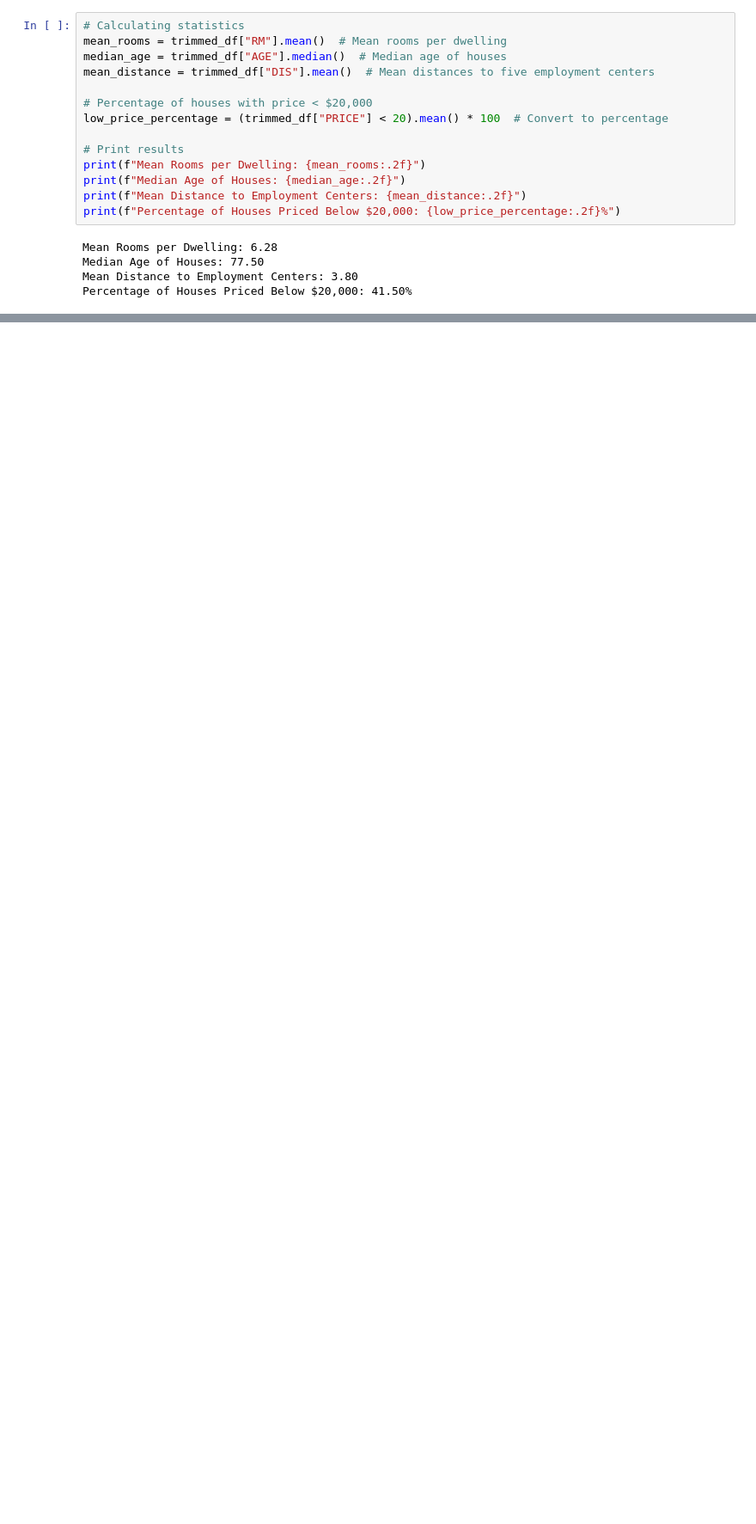
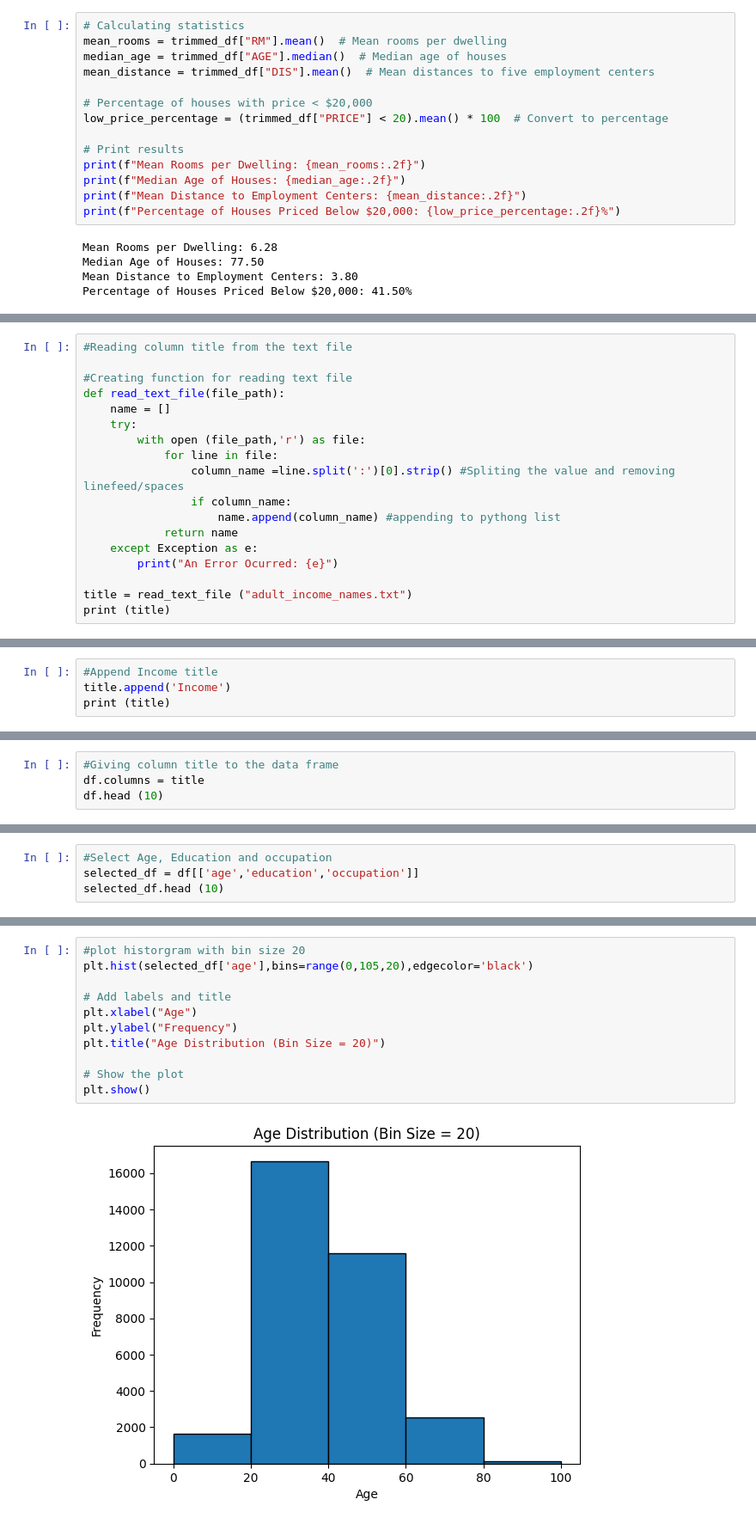
Before and after one commit to surenther/Data-Wrangling, a Jupyter notebook: Week 3-4/Surenther_DSC540_Week3.ipynb, the cells around one changed output, grey strips where cells are left out. Shown at 86% size. Drawn from its saved outputs; the diff is of its cells as text; blank space fills up the shorter version.

```diff
--- a/Week 3-4/Surenther_DSC540_Week3.ipynb
+++ b/Week 3-4/Surenther_DSC540_Week3.ipynb
@@ -129,0 +148,18 @@ Percentage of Houses Priced Below $20,000: 41.50%
+# %%
+#Reading column title from the text file
+
+#Creating function for reading text file
+def read_text_file(file_path):
+    name = []
+    try:
+        with open (file_path,'r') as file:
+            for line in file:
+                column_name =line.split(':')[0].strip() #Spliting the value and removing linefeed/spaces
+                if column_name:
+                    name.append(column_name) #appending to pythong list
+            return name
+    except Exception as e:
+        print("An Error Ocurred: {e}")
+
+title = read_text_file ("adult_income_names.txt")
+print (title)
@@ -129,0 +168,4 @@ Percentage of Houses Priced Below $20,000: 41.50%
+# %%
+#Append Income title
+title.append('Income')
+print (title)
@@ -129,0 +174,4 @@ Percentage of Houses Priced Below $20,000: 41.50%
+# %%
+#Giving column title to the data frame
+df.columns = title
+df.head (10)
@@ -129,0 +213,4 @@ Percentage of Houses Priced Below $20,000: 41.50%
+# %%
+#Select Age, Education and occupation
+selected_df = df[['age','education','occupation']]
+selected_df.head (10)
@@ -129,0 +229,13 @@ Percentage of Houses Priced Below $20,000: 41.50%
+# %%
+#plot historgram with bin size 20
+plt.hist(selected_df['age'],bins=range(0,105,20),edgecolor='black')
+
+# Add labels and title
+plt.xlabel("Age")
+plt.ylabel("Frequency")
+plt.title("Age Distribution (Bin Size = 20)")
+
+# Show the plot
+plt.show()
+# %% [output]
+[figure, added]
```
Also changed, not shown: parts of 13 cells of this notebook, 2 other files.
